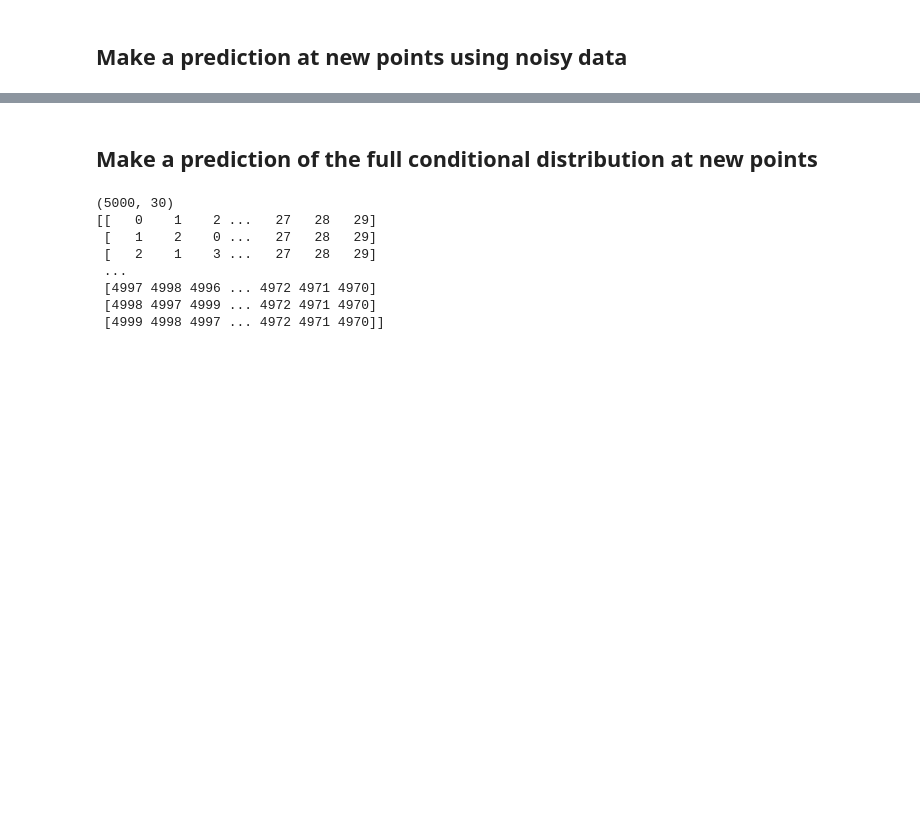
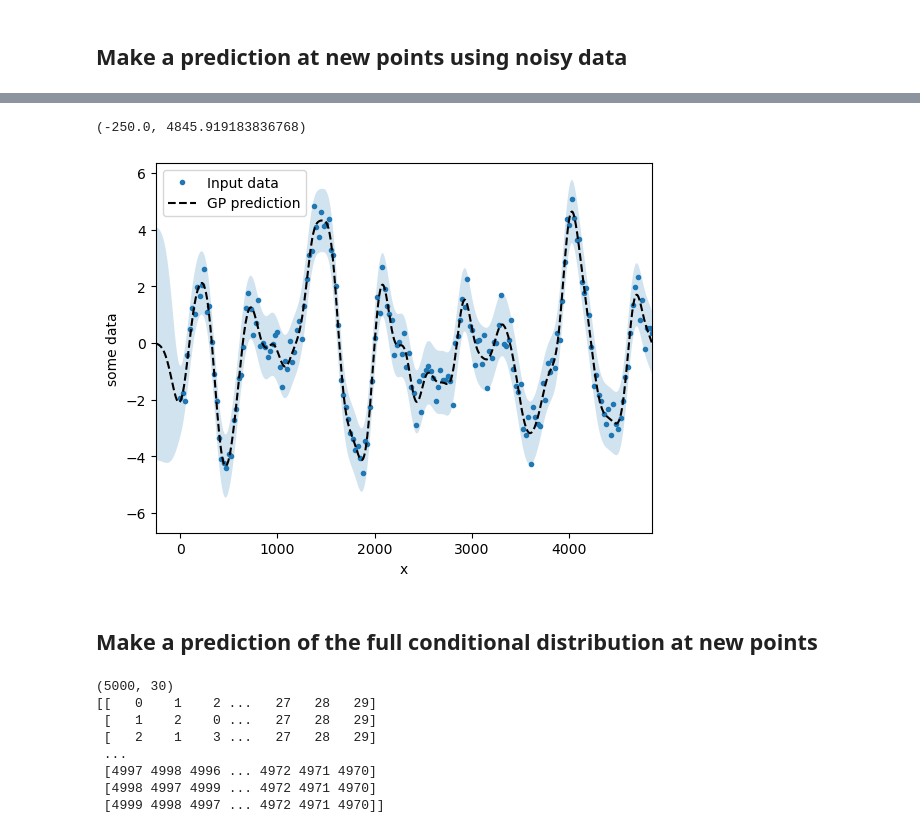
Before and after one commit to TIDE-ITRH/gpvecchia, a Jupyter notebook: docs/examples/example_01_1d_kernel_introduction.ipynb, the cells around one changed output, grey strips where cells are left out. Saved outputs shown, nothing was run; the diff lists cells and outputs as text; code cells hidden in the pictures; blank space fills up the shorter version.

```diff
--- a/docs/examples/example_01_1d_kernel_introduction.ipynb
+++ b/docs/examples/example_01_1d_kernel_introduction.ipynb
@@ -178,3 +169,30 @@ plt.xlim([xo[plt_ix[0]],xo[plt_ix[-1]]])
+# %%
+# Output data points
+xo = np.linspace(-10*dx, dx*N+dx*10, N*5)[:,None]
+
+# Create a new object with the output points
+GP2 = GPtideVecchia(xd, xo, noise, covfunc, covparams,
+                    order_func=order_func, order_params=order_params,
+                    nn_append=nn_array_f)
+
+# Predict the mean + var
+y_mu, y_std = GP2(yd_noisy)
+
+plt_ix = np.arange(0,1000)
+plt.figure()
+plt.plot(xd, yd_noisy,'.')
+plt.plot(xo[plt_ix], y_mu[plt_ix],'k--')
+plt.fill_between(xo.flatten()[plt_ix],
+                 (y_mu.flatten()-2*y_std.flatten())[plt_ix],
+                 (y_mu.flatten()+2*y_std.flatten())[plt_ix],
+                 alpha=0.2)
+plt.legend(('Input data','GP prediction'))
+plt.ylabel('some data')
+plt.xlabel('x')
+plt.xlim([xo[plt_ix[0]],xo[plt_ix[-1]]])
+# %% [output]
+(-250.0, 4845.919183836768)
+[figure, added]
 # %% [markdown]
 ## Make a prediction of the full conditional distribution at new points
 # %%
```
Also changed, not shown: parts of 11 cells of this notebook, 5 other files.
